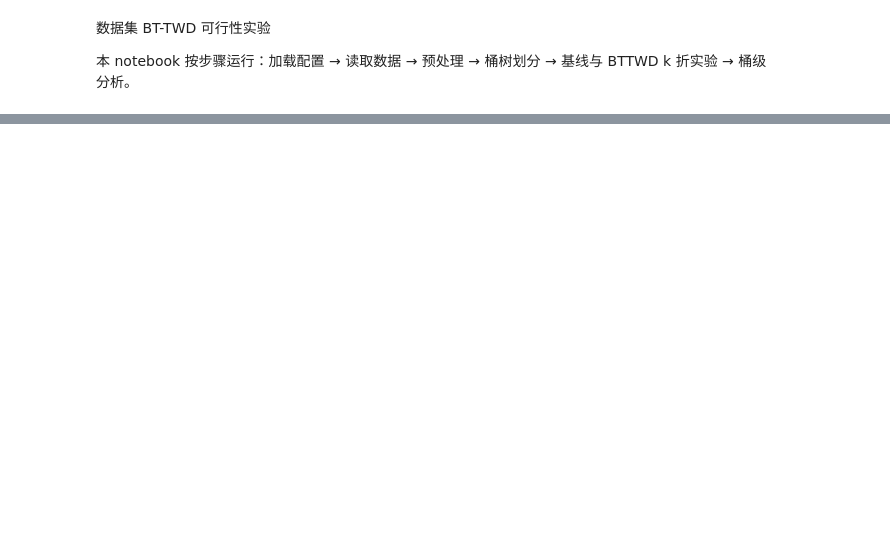
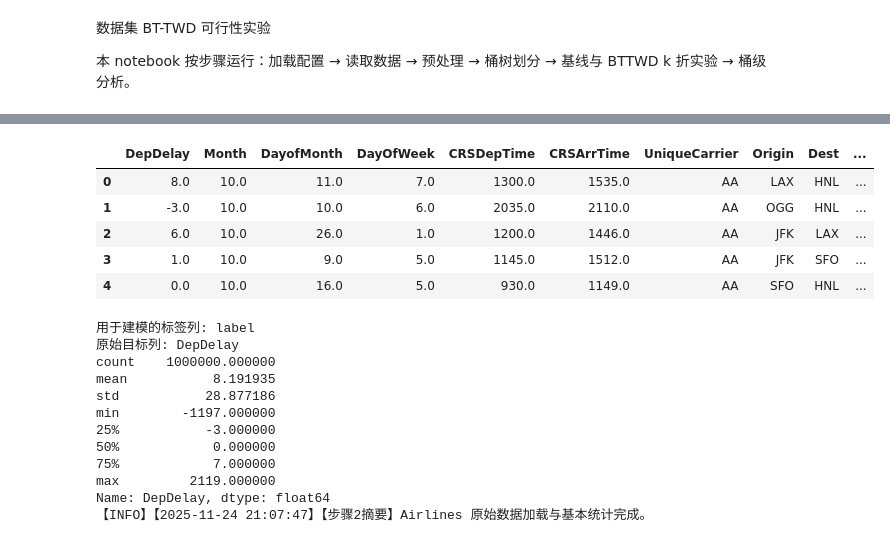
Before and after one commit to huanli-rua/BT-TWD, a Jupyter notebook: notebooks/01_adult_bttwd_main.ipynb, the cells around one changed output, grey strips where cells are left out. Drawn from its saved outputs; the diff is of its cells as text; code cells hidden in the pictures; blank space fills up the shorter version.

```diff
--- a/notebooks/01_adult_bttwd_main.ipynb
+++ b/notebooks/01_adult_bttwd_main.ipynb
@@ -45,14 +45,24 @@ log_info('【步骤1摘要】配置文件加载完成，关键参数检查通过
 # %%
 # 步骤2：加载原始数据
-df_raw = load_adult_raw(cfg)
+df_raw, target_col_model = load_dataset(cfg)  # 这里返回的是用于建模的标签列，例如 "label"
+
 display(df_raw.head())
-target_col = cfg['DATA']['target_col']
-class_counts = df_raw[target_col].value_counts(normalize=True)
-ax = class_counts.plot(kind='bar', title='正负类比例')
+print("用于建模的标签列:", target_col_model)
+
+# 1）画 0/1 标签（延误/不延误）的比例
+class_counts = df_raw[target_col_model].value_counts(normalize=True)
+ax = class_counts.plot(kind='bar', title='延误 vs 未延误比例')
 plt.ylabel('比例')
+
 fig_path = os.path.join(root_path, cfg['OUTPUT']['figs_dir'], 'class_distribution.png')
 os.makedirs(os.path.dirname(fig_path), exist_ok=True)
 plt.savefig(fig_path, bbox_inches='tight')
 plt.close()
-log_info('【步骤2摘要】Adult 原始数据加载与基本统计完成。')
+
+# 2）如果想看原始 DepDelay 的分布，可以另外单独分析：
+raw_target_col = cfg['DATA']['target_col']  # 这里是 "DepDelay"
+print("原始目标列:", raw_target_col)
+print(df_raw[raw_target_col].describe())
+
+log_info('【步骤2摘要】Airlines 原始数据加载与基本统计完成。')
 # %% [output]
@@ -60,3 +72,21 @@ ParserError: Error tokenizing data. C error: Expected 15 fields in line 8, saw 3
+|  | DepDelay | Month | DayofMonth | DayOfWeek | CRSDepTime | CRSArrTime | UniqueCarrier | Origin | Dest | ... |
+| 0 | 8.0 | 10.0 | 11.0 | 7.0 | 1300.0 | 1535.0 | AA | LAX | HNL | ... |
+| 1 | -3.0 | 10.0 | 10.0 | 6.0 | 2035.0 | 2110.0 | AA | OGG | HNL | ... |
+| 2 | 6.0 | 10.0 | 26.0 | 1.0 | 1200.0 | 1446.0 | AA | JFK | LAX | ... |
+| 3 | 1.0 | 10.0 | 9.0 | 5.0 | 1145.0 | 1512.0 | AA | JFK | SFO | ... |
+| 4 | 0.0 | 10.0 | 16.0 | 5.0 | 930.0 | 1149.0 | AA | SFO | HNL | ... |
+用于建模的标签列: label
+原始目标列: DepDelay
+count    1000000.000000
+mean           8.191935
+std           28.877186
+min        -1197.000000
+25%           -3.000000
+50%            0.000000
+75%            7.000000
+max         2119.000000
+Name: DepDelay, dtype: float64
+【INFO】【2025-11-24 21:07:47】【步骤2摘要】Airlines 原始数据加载与基本统计完成。
 # %%
 # 步骤3：预处理与特征工程
 X, y, meta = prepare_features_and_labels(df_raw, cfg)
```
Also changed, not shown: parts of 9 cells of this notebook, 7 other files.
